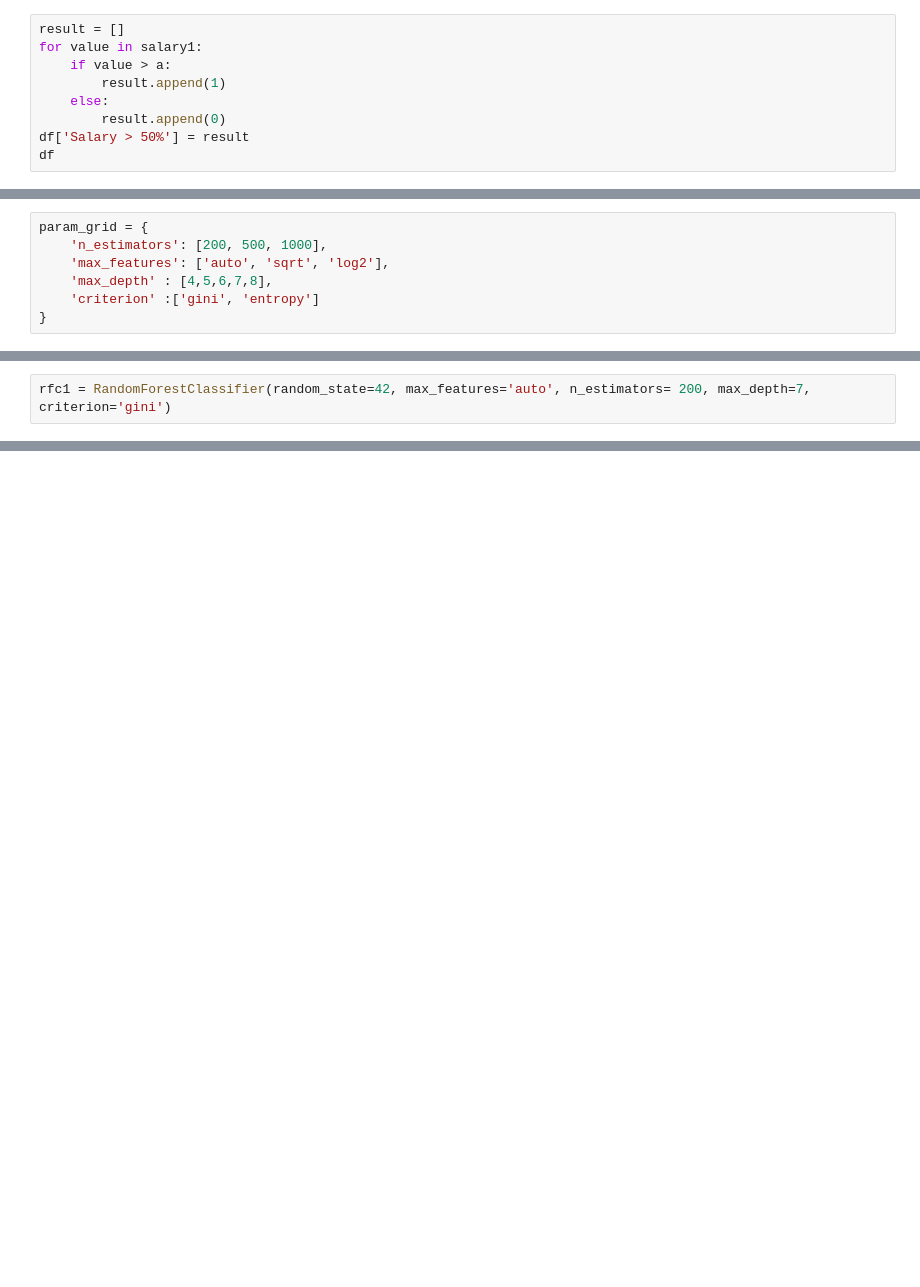
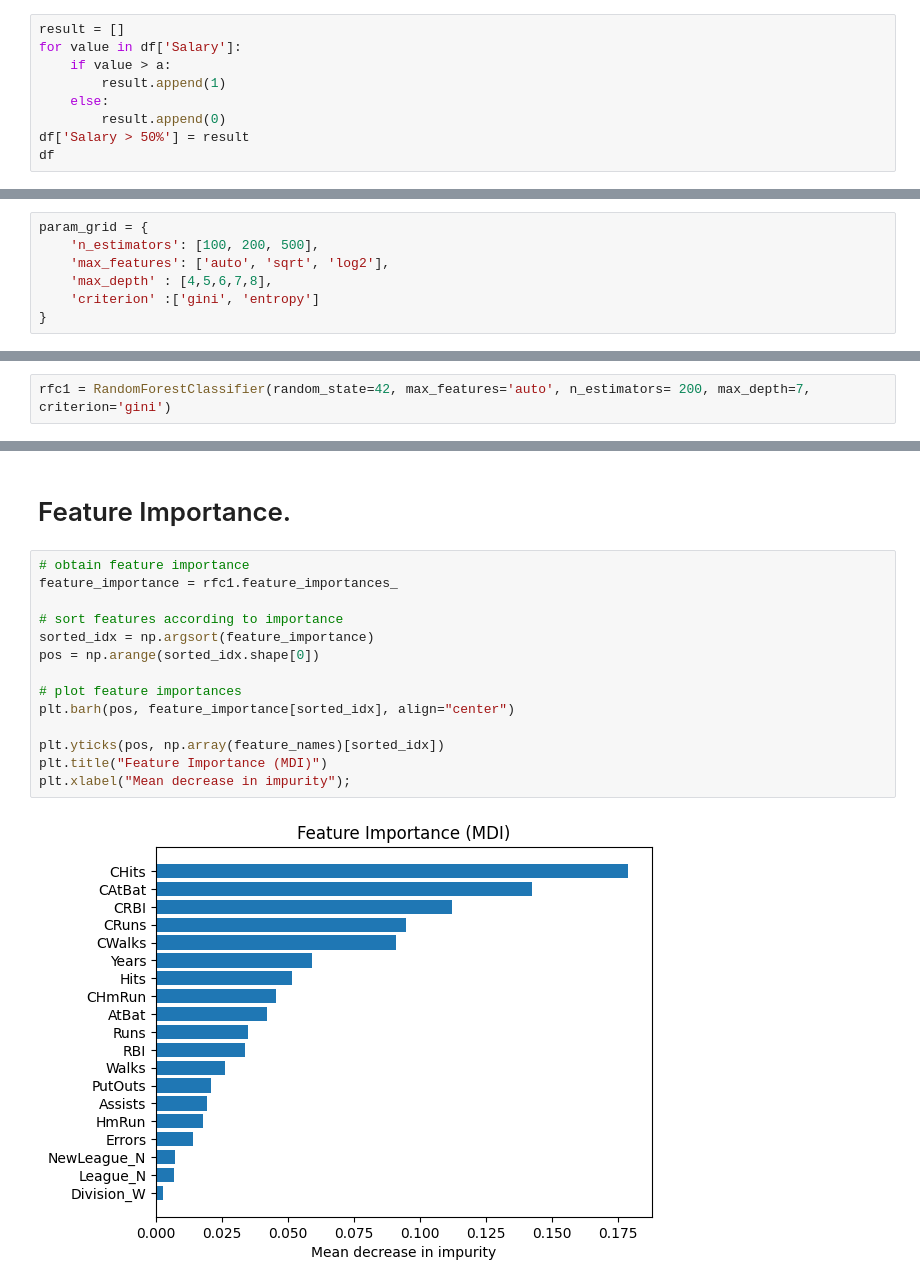
Before and after one commit to Prasannar07/RF-Tutorials, a Jupyter notebook: Hitters_Data_RF.ipynb, the cells around one changed output, grey strips where cells are left out. Cells and saved outputs as stored; diff of their text form; blank space fills up the shorter version.

```diff
--- a/Hitters_Data_RF.ipynb
+++ b/Hitters_Data_RF.ipynb
@@ -138,6 +155,6 @@ Next we create a new column that will assing the value 1 if the salary of a play
 # %%
 result = []
-for value in salary1:
+for value in df['Salary']:
     if value > a:
         result.append(1)
     else:
@@ -181,6 +243,6 @@ rfc=RandomForestClassifier(random_state=42)
 # %%
 param_grid = {
-    'n_estimators': [200, 500, 1000],
+    'n_estimators': [100, 200, 500],
     'max_features': ['auto', 'sqrt', 'log2'],
     'max_depth' : [4,5,6,7,8],
     'criterion' :['gini', 'entropy']
@@ -214,2 +287,20 @@ print("Accuracy for Random Forest on CV data: ",accuracy_score(y_test,pred))
 # %% [output]
 Accuracy for Random Forest on CV data:  0.8987341772151899
+# %% [markdown]
+# Feature Importance.
+# %%
+# obtain feature importance
+feature_importance = rfc1.feature_importances_
+
+# sort features according to importance
+sorted_idx = np.argsort(feature_importance)
+pos = np.arange(sorted_idx.shape[0])
+
+# plot feature importances
+plt.barh(pos, feature_importance[sorted_idx], align="center")
+
+plt.yticks(pos, np.array(feature_names)[sorted_idx])
+plt.title("Feature Importance (MDI)")
+plt.xlabel("Mean decrease in impurity");
+# %% [output]
+[figure, added]
```
Also changed, not shown: parts of 32 cells of this notebook, 1 other file.
